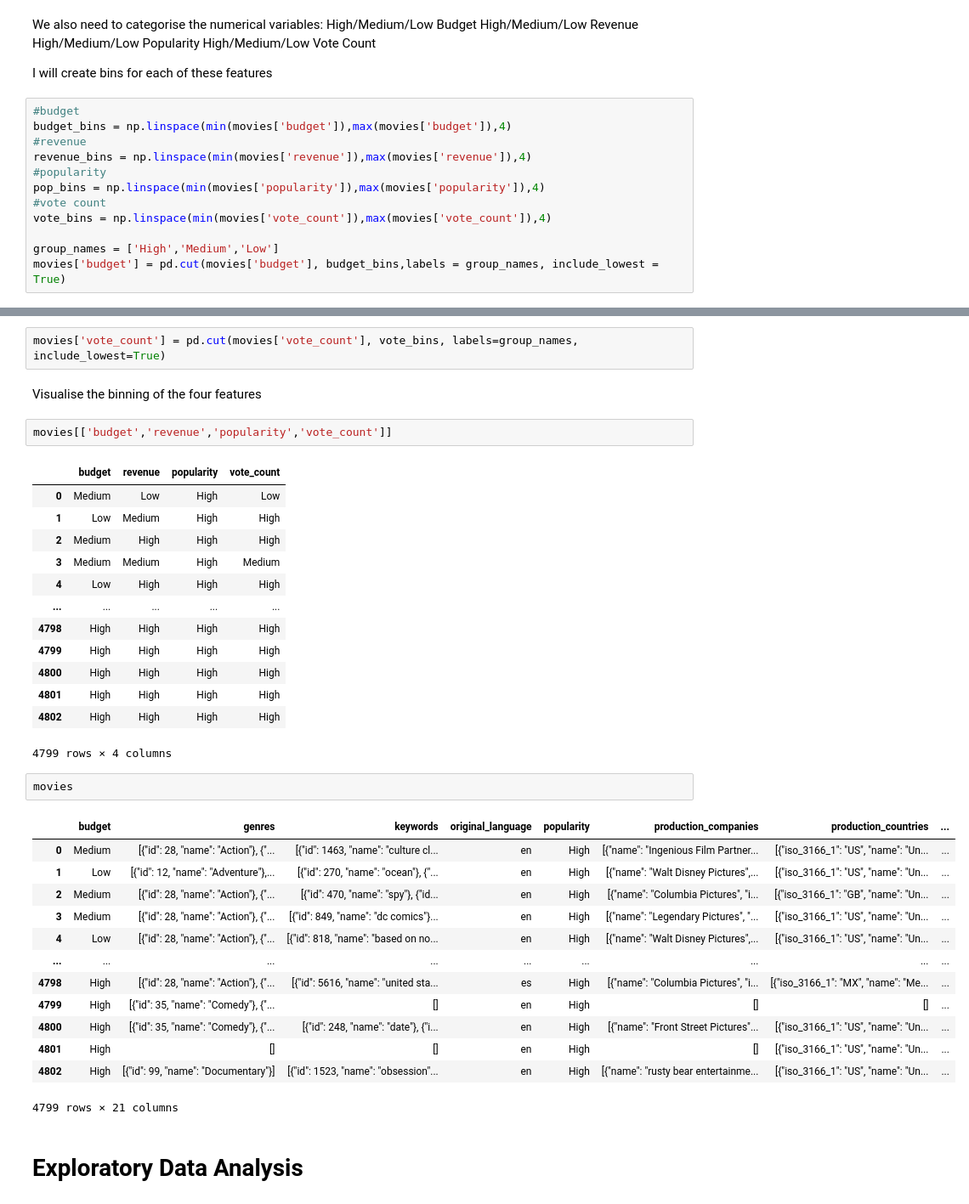
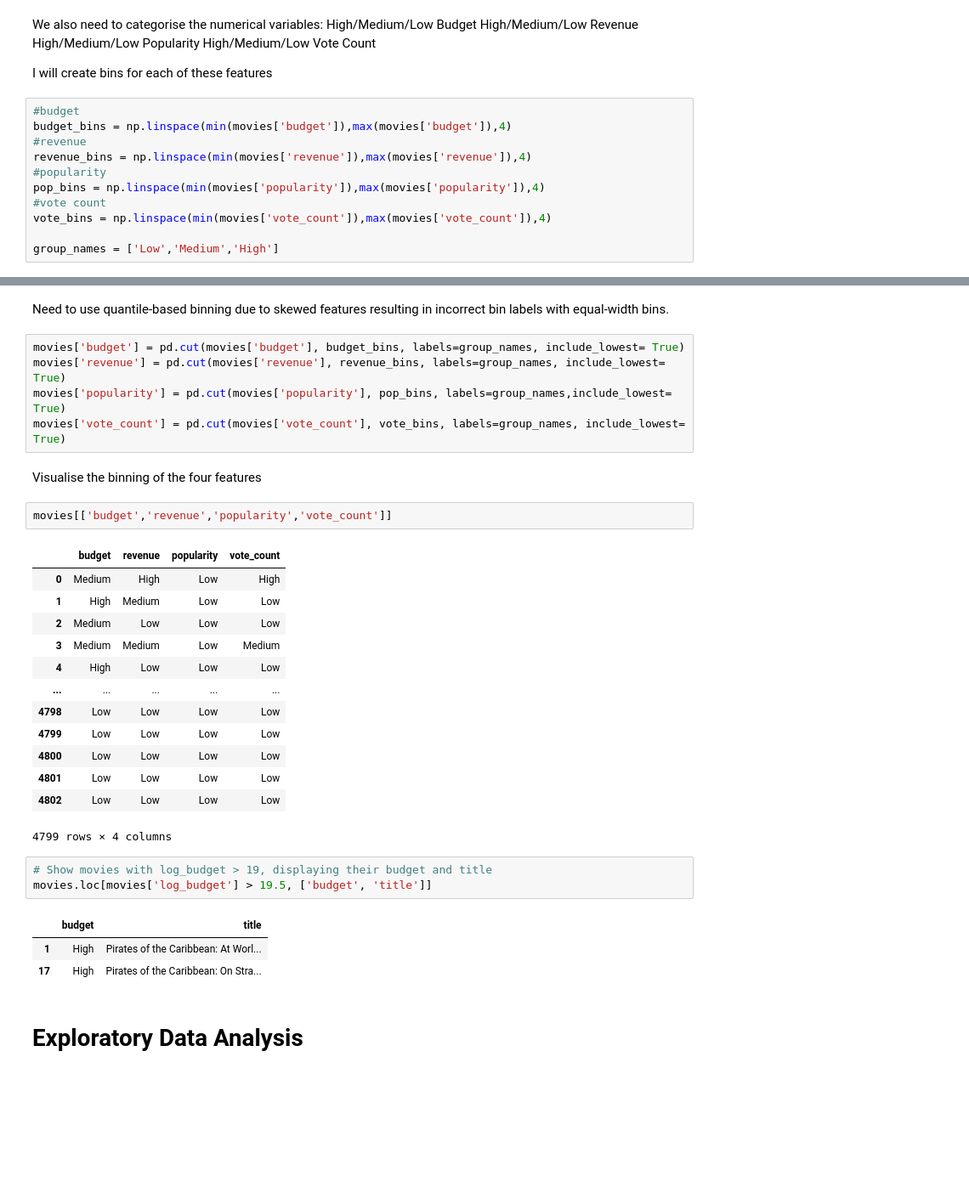
Before and after one commit to ziyadsaf/movie-success-prediction, a Jupyter notebook: movie_prediction_project.ipynb, the cells around one changed output, grey strips where cells are left out. Shown at 85% size. Saved outputs shown, nothing was run; the diff lists cells and outputs as text; blank space fills up the shorter version.

```diff
--- a/movie_prediction_project.ipynb
+++ b/movie_prediction_project.ipynb
@@ -566,5 +595,4 @@ pop_bins = np.linspace(min(movies['popularity']),max(movies['popularity']),4)
 #vote count
 vote_bins = np.linspace(min(movies['vote_count']),max(movies['vote_count']),4)
 
-group_names = ['High','Medium','Low']
-movies['budget'] = pd.cut(movies['budget'], budget_bins,labels = group_names, include_lowest = True)
+group_names = ['Low','Medium','High']
@@ -575,39 +599,35 @@ movies['popularity'] = pd.cut(movies['popularity'], pop_bins, labels=group_names
-# %%
-movies['vote_count'] = pd.cut(movies['vote_count'], vote_bins, labels=group_names, include_lowest=True)
+# %% [markdown]
+Need to use quantile-based binning due to skewed features resulting in incorrect bin labels with equal-width bins.
+# %%
+movies['budget'] = pd.cut(movies['budget'], budget_bins, labels=group_names, include_lowest= True)
+movies['revenue'] = pd.cut(movies['revenue'], revenue_bins, labels=group_names, include_lowest= True)
+movies['popularity'] = pd.cut(movies['popularity'], pop_bins, labels=group_names,include_lowest= True)
+movies['vote_count'] = pd.cut(movies['vote_count'], vote_bins, labels=group_names, include_lowest= True)
 # %% [markdown]
 Visualise the binning of the four features
 # %%
 movies[['budget','revenue','popularity','vote_count']]
 # %% [output]
 |  | budget | revenue | popularity | vote_count |
-| 0 | Medium | Low | High | Low |
-| 1 | Low | Medium | High | High |
-| 2 | Medium | High | High | High |
-| 3 | Medium | Medium | High | Medium |
-| 4 | Low | High | High | High |
+| 0 | Medium | High | Low | High |
+| 1 | High | Medium | Low | Low |
+| 2 | Medium | Low | Low | Low |
+| 3 | Medium | Medium | Low | Medium |
+| 4 | High | Low | Low | Low |
 | ... | ... | ... | ... | ... |
-| 4798 | High | High | High | High |
-| 4799 | High | High | High | High |
-| 4800 | High | High | High | High |
-| 4801 | High | High | High | High |
-| 4802 | High | High | High | High |
+| 4798 | Low | Low | Low | Low |
+| 4799 | Low | Low | Low | Low |
+| 4800 | Low | Low | Low | Low |
+| 4801 | Low | Low | Low | Low |
+| 4802 | Low | Low | Low | Low |
 4799 rows × 4 columns
 # %%
-movies
+# Show movies with log_budget > 19, displaying their budget and title
+movies.loc[movies['log_budget'] > 19.5, ['budget', 'title']]
 # %% [output]
-|  | budget | genres | keywords | original_language | popularity | production_companies | production_countries | ... |
-| 0 | Medium | [{"id": 28, "name": "Action"}, {"... | [{"id": 1463, "name": "culture cl... | en | High | [{"name": "Ingenious Film Partner... | [{"iso_3166_1": "US", "name": "Un... | ... |
-| 1 | Low | [{"id": 12, "name": "Adventure"},... | [{"id": 270, "name": "ocean"}, {"... | en | High | [{"name": "Walt Disney Pictures",... | [{"iso_3166_1": "US", "name": "Un... | ... |
-| 2 | Medium | [{"id": 28, "name": "Action"}, {"... | [{"id": 470, "name": "spy"}, {"id... | en | High | [{"name": "Columbia Pictures", "i... | [{"iso_3166_1": "GB", "name": "Un... | ... |
-| 3 | Medium | [{"id": 28, "name": "Action"}, {"... | [{"id": 849, "name": "dc comics"}... | en | High | [{"name": "Legendary Pictures", "... | [{"iso_3166_1": "US", "name": "Un... | ... |
-| 4 | Low | [{"id": 28, "name": "Action"}, {"... | [{"id": 818, "name": "based on no... | en | High | [{"name": "Walt Disney Pictures",... | [{"iso_3166_1": "US", "name": "Un... | ... |
-| ... | ... | ... | ... | ... | ... | ... | ... | ... |
-| 4798 | High | [{"id": 28, "name": "Action"}, {"... | [{"id": 5616, "name": "united sta... | es | High | [{"name": "Columbia Pictures", "i... | [{"iso_3166_1": "MX", "name": "Me... | ... |
-| 4799 | High | [{"id": 35, "name": "Comedy"}, {"... | [] | en | High | [] | [] | ... |
-| 4800 | High | [{"id": 35, "name": "Comedy"}, {"... | [{"id": 248, "name": "date"}, {"i... | en | High | [{"name": "Front Street Pictures"... | [{"iso_3166_1": "US", "name": "Un... | ... |
-| 4801 | High | [] | [] | en | High | [] | [{"iso_3166_1": "US", "name": "Un... | ... |
-| 4802 | High | [{"id": 99, "name": "Documentary"}] | [{"id": 1523, "name": "obsession"... | en | High | [{"name": "rusty bear entertainme... | [{"iso_3166_1": "US", "name": "Un... | ... |
+|  | budget | title |
+| 1 | High | Pirates of the Caribbean: At Worl... |
+| 17 | High | Pirates of the Caribbean: On Stra... |
-4799 rows × 21 columns
 # %% [markdown]
 # Exploratory Data Analysis
 # %%
```
Also changed, not shown: parts of 32 cells of this notebook.
